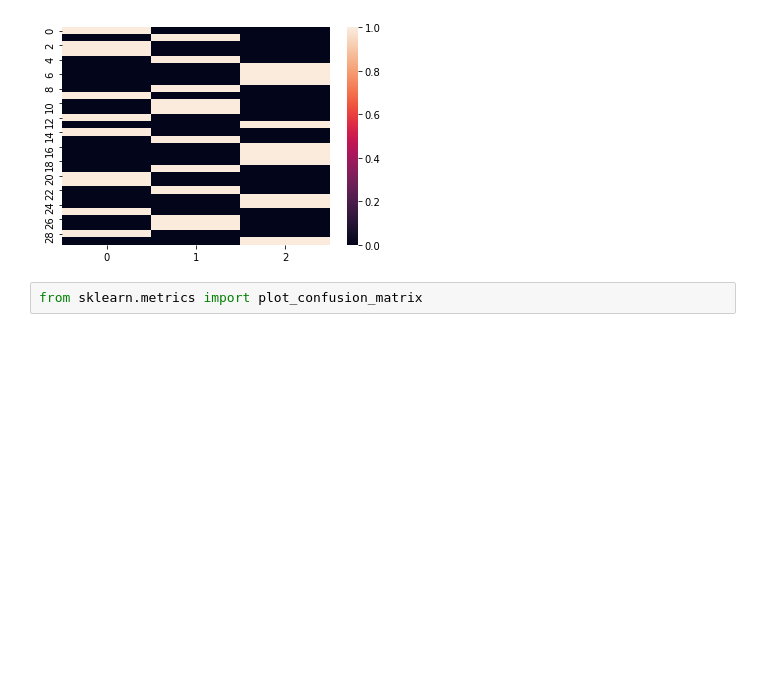
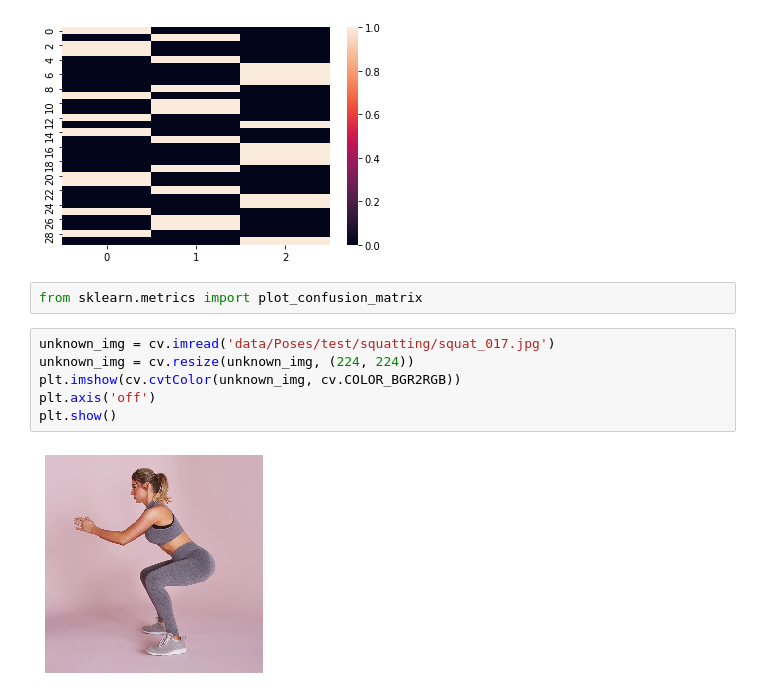
Before and after one commit to moonbeam5115/JointAngleMeasurement, a Jupyter notebook: notebooks/PoseDetection_Model_Testing.ipynb, the cells around one changed output. Saved outputs shown, nothing was run; the diff lists cells and outputs as text; blank space fills up the shorter version.

```diff
--- a/notebooks/PoseDetection_Model_Testing.ipynb
+++ b/notebooks/PoseDetection_Model_Testing.ipynb
@@ -195,3 +191,11 @@ plt.show()
 [figure]
 # %%
 from sklearn.metrics import plot_confusion_matrix
+# %%
+unknown_img = cv.imread('data/Poses/test/squatting/squat_017.jpg')
+unknown_img = cv.resize(unknown_img, (224, 224))
+plt.imshow(cv.cvtColor(unknown_img, cv.COLOR_BGR2RGB))
+plt.axis('off')
+plt.show()
+# %% [output]
+[figure, added]
```
Also changed, not shown: parts of 8 cells of this notebook.
